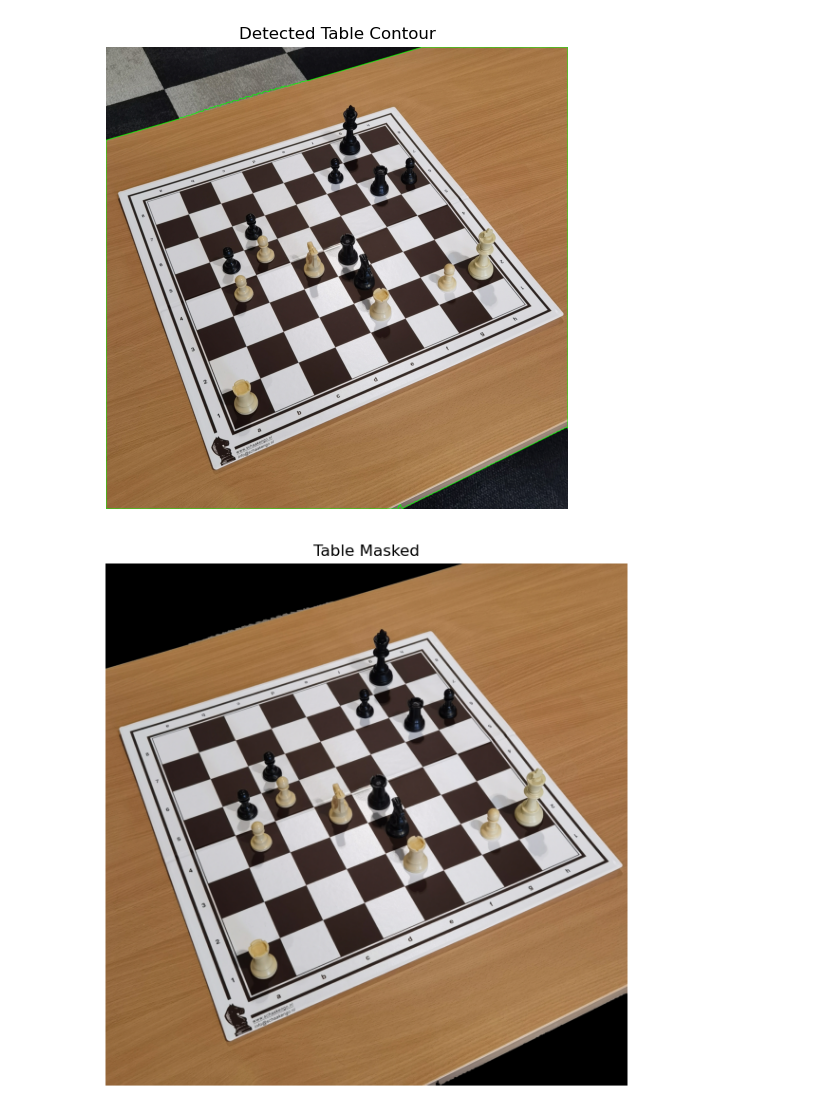
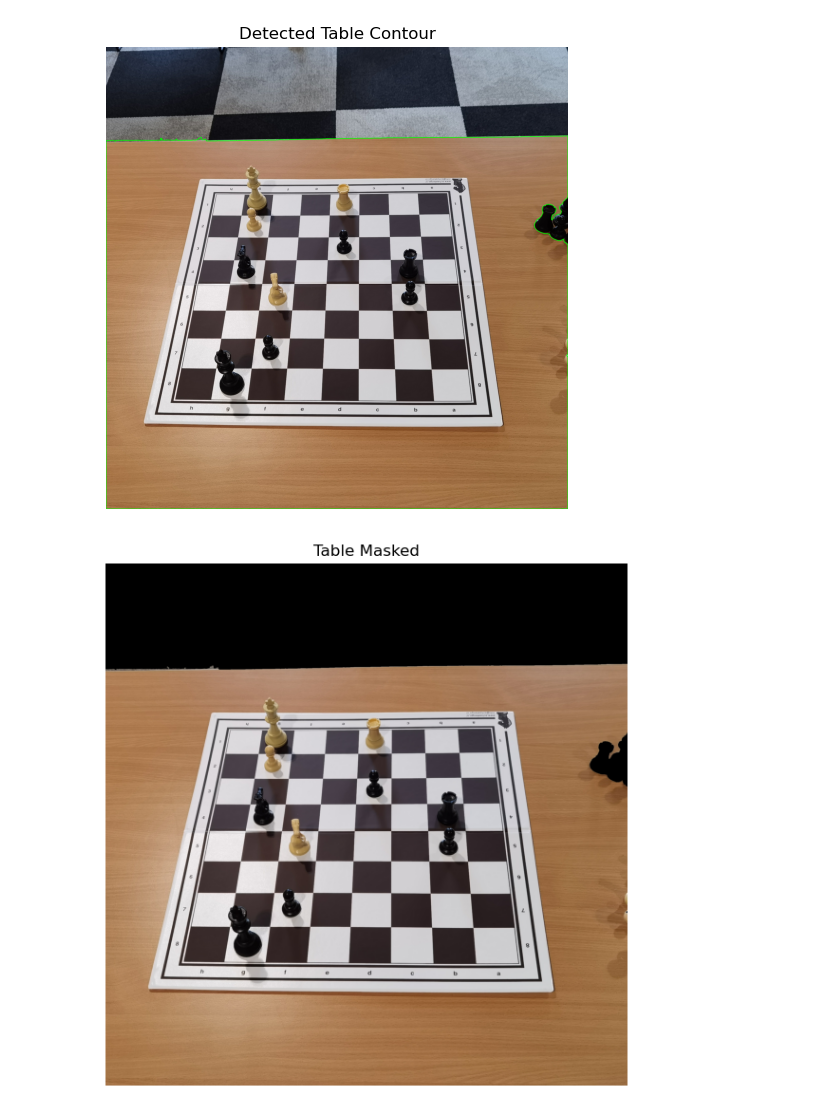
Before and after one commit to SmogJ1/VC, a Jupyter notebook: proj.ipynb, the cells around one changed output. Drawn from its saved outputs; the diff is of its cells as text; code cells hidden in the pictures.

```diff
--- a/proj.ipynb
+++ b/proj.ipynb
@@ -10,35 +10,35 @@ with open("data/input.json", "r") as f:
 
 image_paths = input_data["image_files"]
 # %%
-image = cv2.imread(image_paths[0])
+image = cv2.imread(image_paths[5])
 
 hsv = cv2.cvtColor(image, cv2.COLOR_BGR2HSV)
 
 lower_brown = np.array([10, 30, 100])
 upper_brown = np.array([30, 255, 255])
 
 mask = cv2.inRange(hsv, lower_brown, upper_brown)
 
 kernel = np.ones((5, 5), np.uint8)
 mask = cv2.morphologyEx(mask, cv2.MORPH_CLOSE, kernel)
 mask = cv2.morphologyEx(mask, cv2.MORPH_OPEN, kernel)
 
 contours, _ = cv2.findContours(mask, cv2.RETR_EXTERNAL, cv2.CHAIN_APPROX_SIMPLE)
 
 table_contour = max(contours, key=cv2.contourArea)
 
 contour_image = image.copy()
 cv2.drawContours(contour_image, [table_contour], -1, (0, 255, 0), 3)
 
 contour_rgb = cv2.cvtColor(contour_image, cv2.COLOR_BGR2RGB)
 
 plt.figure(figsize=(8, 6))
 plt.title("Detected Table Contour")
 plt.imshow(contour_rgb)
 plt.axis('off')
 plt.show()
 # %% [output]
-[figure, old version]
+[figure, new version]
 # %%
 table_mask = np.zeros_like(image)
 cv2.drawContours(table_mask, [table_contour], -1, (255, 255, 255), thickness=cv2.FILLED)
@@ -57,7 +57,7 @@ plt.axis('off')
 plt.tight_layout()
 plt.show()
 # %% [output]
-[figure, old version]
+[figure, new version]
 # %%
 
 hsv = cv2.cvtColor(masked_image, cv2.COLOR_BGR2HSV)
```
Also changed, not shown: parts of 2 cells of this notebook, 1 other file.
